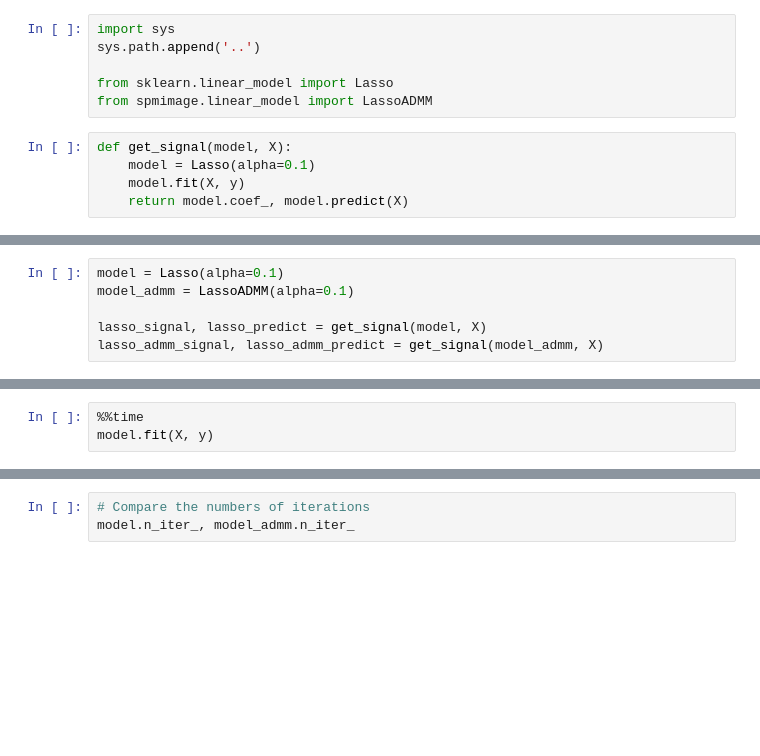
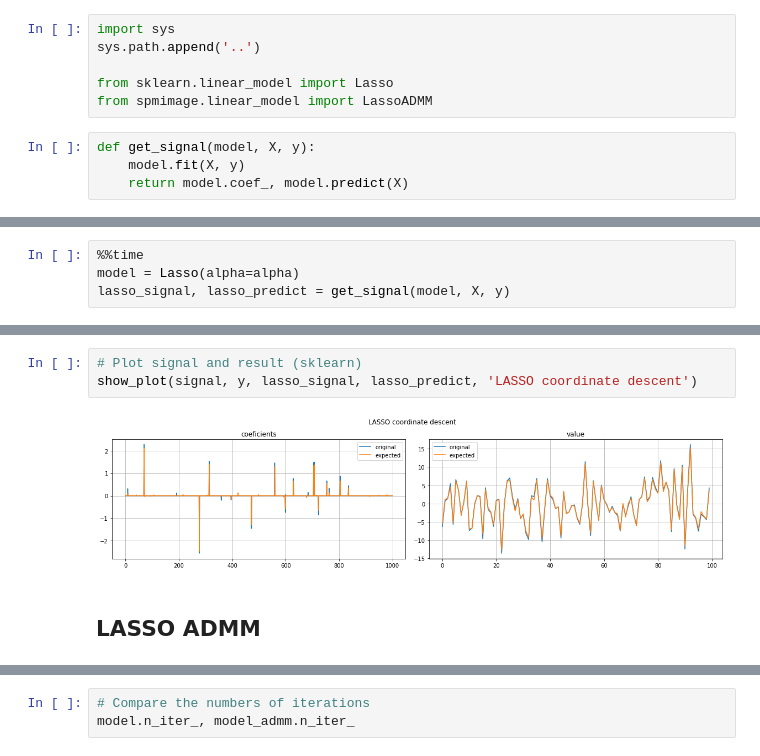
Before and after one commit to hacarus/spm-image, a Jupyter notebook: examples/lasso_admm.ipynb, the cells around one changed output, grey strips where cells are left out. Saved outputs shown, nothing was run; the diff lists cells and outputs as text; blank space fills up the shorter version.

```diff
--- a/examples/lasso_admm.ipynb
+++ b/examples/lasso_admm.ipynb
@@ -45,7 +70,6 @@ sys.path.append('..')
 from sklearn.linear_model import Lasso
 from spmimage.linear_model import LassoADMM
 # %%
-def get_signal(model, X):
-    model = Lasso(alpha=0.1)
+def get_signal(model, X, y):
     model.fit(X, y)
     return model.coef_, model.predict(X)
@@ -52,6 +78,4 @@ def get_signal(model, X):
 # %%
-model = Lasso(alpha=0.1)
-model_admm = LassoADMM(alpha=0.1)
-
-lasso_signal, lasso_predict = get_signal(model, X)
-lasso_admm_signal, lasso_admm_predict = get_signal(model_admm, X)
+%%time
+model = Lasso(alpha=alpha)
+lasso_signal, lasso_predict = get_signal(model, X, y)
@@ -86,3 +84,0 @@ plt.show()
-# %%
-%%time
-model.fit(X, y)
@@ -95,2 +85,9 @@ Lasso(alpha=0.1, copy_X=True, fit_intercept=True, max_iter=1000,
+# %%
+# Plot signal and result (sklearn)
+show_plot(signal, y, lasso_signal, lasso_predict, 'LASSO coordinate descent')
+# %% [output]
+[figure, added]
+# %% [markdown]
+## LASSO ADMM
 # %%
 %%time
```
Also changed, not shown: parts of 17 cells of this notebook.
